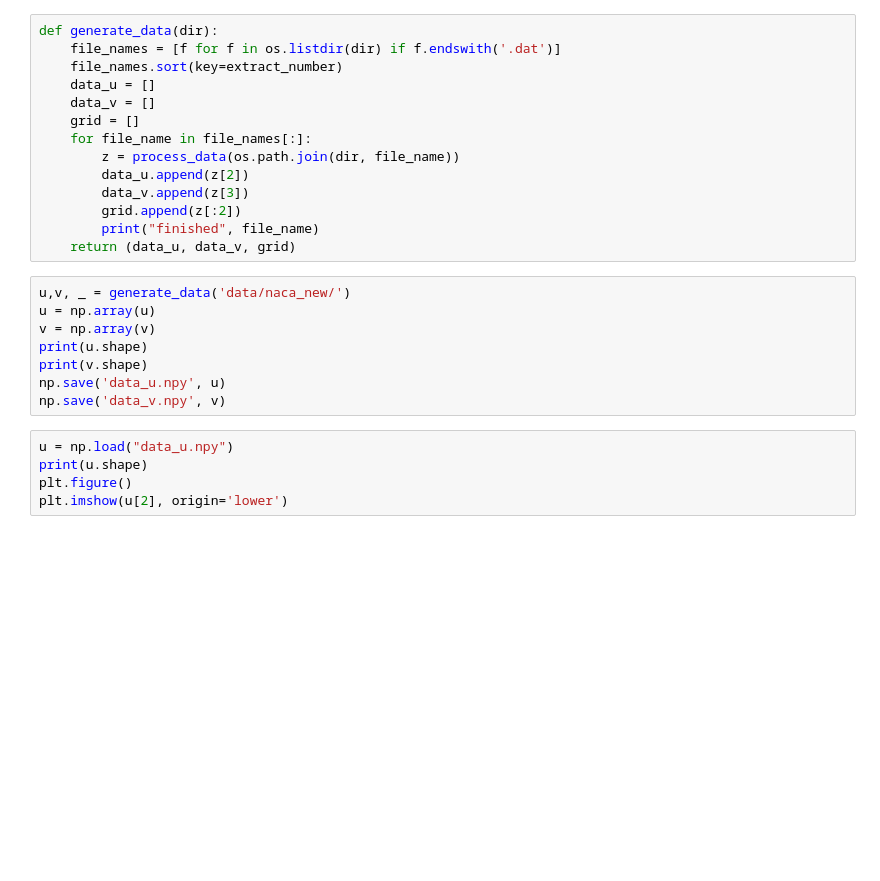
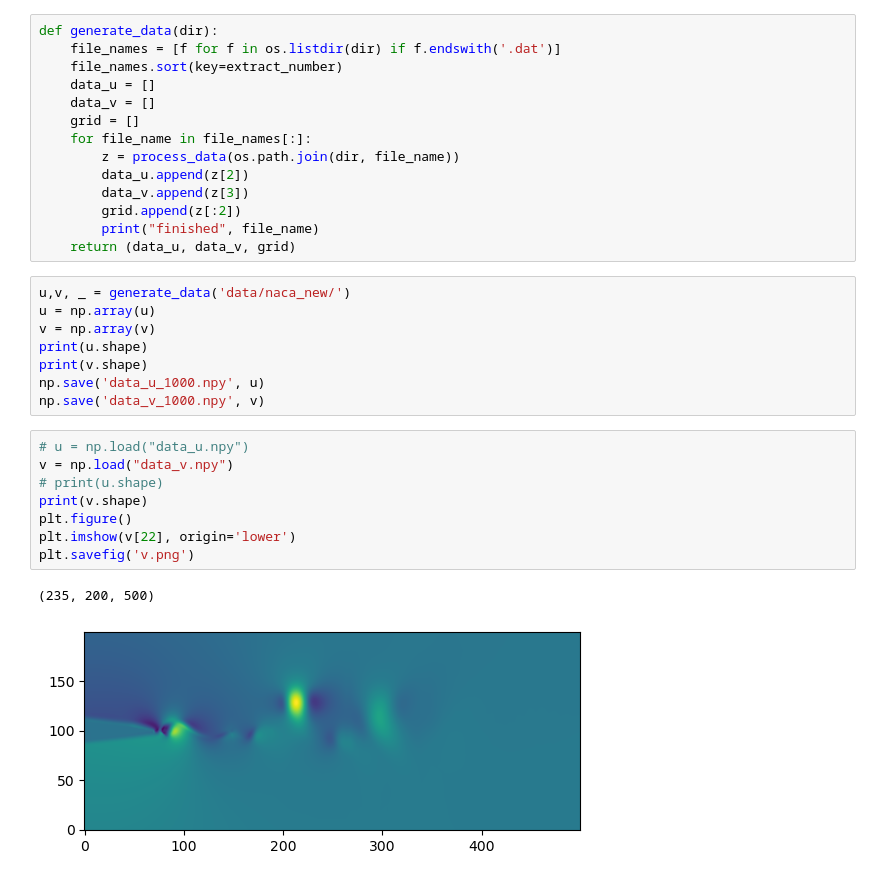
Before and after one commit to zzzsyyy/convGRU-CFD, a Jupyter notebook: naca.ipynb, the cells around one changed output. Cells and saved outputs as stored; diff of their text form; blank space fills up the shorter version.

Commit message:
feat: add plot

```diff
--- a/naca.ipynb
+++ b/naca.ipynb
@@ -58,13 +58,19 @@ u = np.array(u)
 v = np.array(v)
 print(u.shape)
 print(v.shape)
-np.save('data_u.npy', u)
-np.save('data_v.npy', v)
+np.save('data_u_1000.npy', u)
+np.save('data_v_1000.npy', v)
 # %%
-u = np.load("data_u.npy")
-print(u.shape)
+# u = np.load("data_u.npy")
+v = np.load("data_v.npy")
+# print(u.shape)
+print(v.shape)
 plt.figure()
-plt.imshow(u[2], origin='lower')
+plt.imshow(v[22], origin='lower')
+plt.savefig('v.png')
+# %% [output]
+(235, 200, 500)
+[figure, added]
 # %%
 from torch.utils.data import DataLoader
 from utils import NACA0012
```
Also changed, not shown: parts of 4 cells of this notebook, 3 other files.
